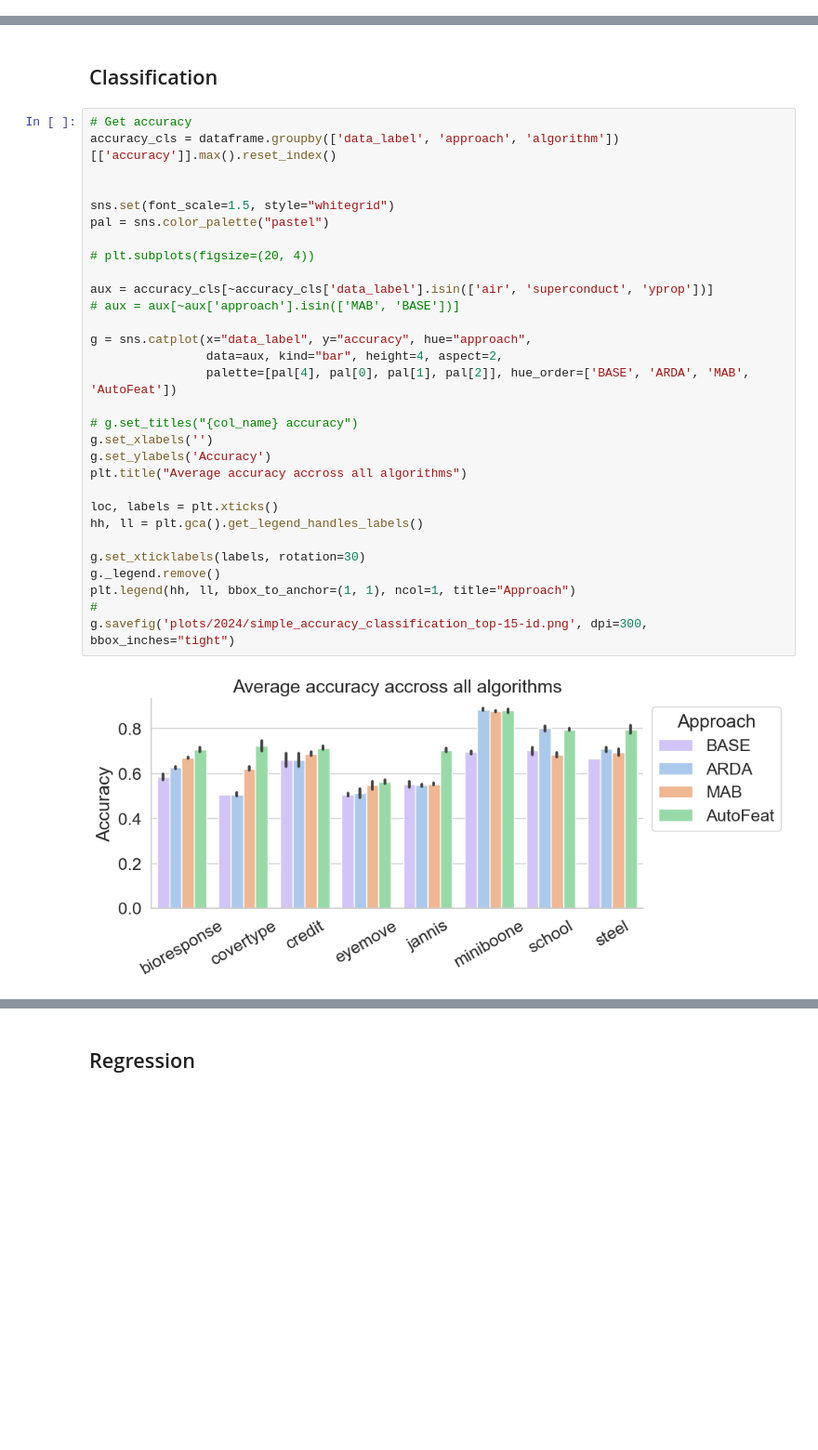
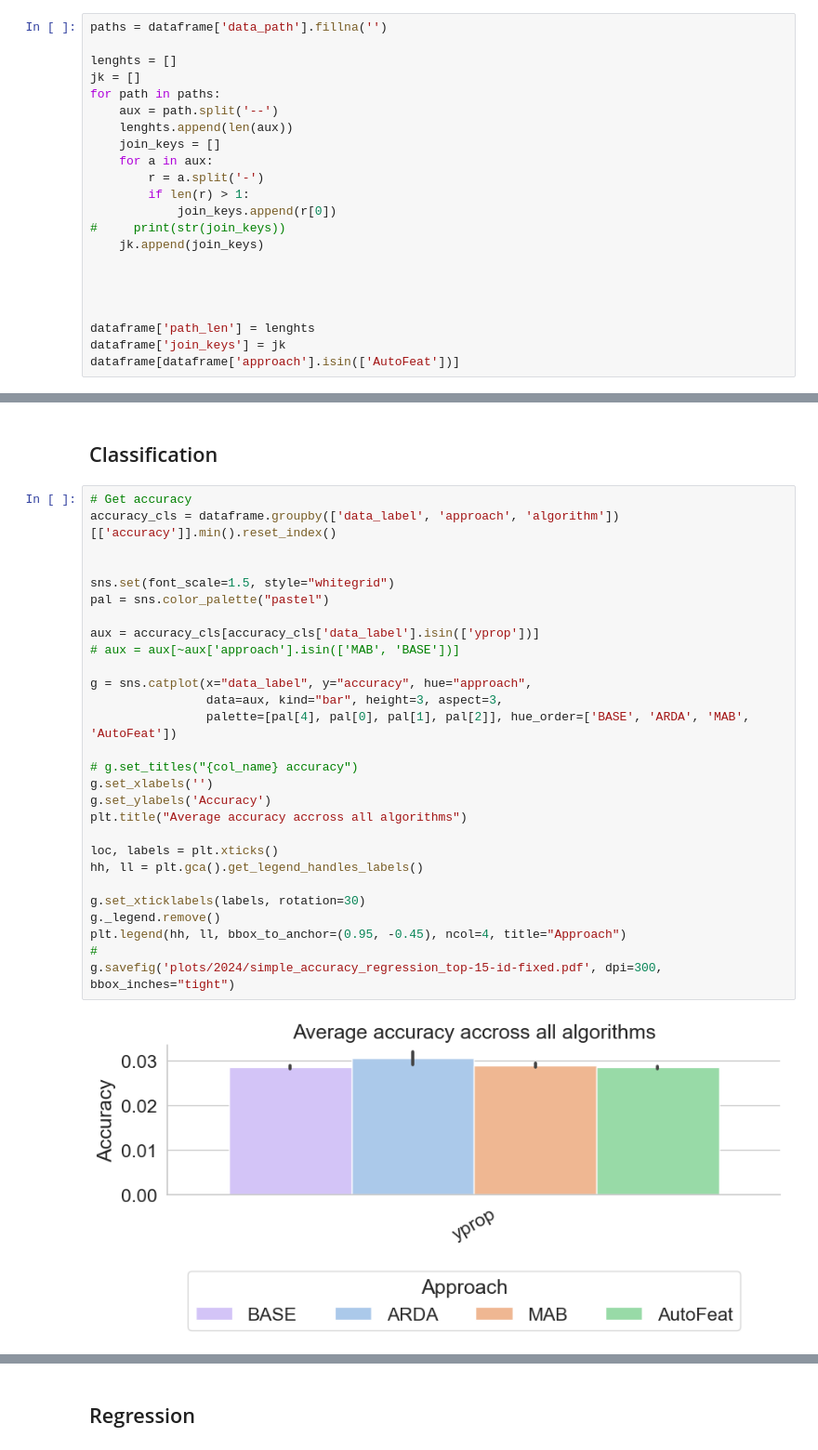
Before and after one commit to delftdata/autofeat, a Jupyter notebook: Visualisations-May.ipynb, the cells around one changed output, grey strips where cells are left out. Shown at 93% size. Drawn from its saved outputs; the diff is of its cells as text; blank space fills up the shorter version.

```diff
--- a/Visualisations-May.ipynb
+++ b/Visualisations-May.ipynb
@@ -221,0 +504,22 @@ TFD: 0.7699859637173777
+# %%
+paths = dataframe['data_path'].fillna('')
+
+lenghts = []
+jk = []
+for path in paths:
+    aux = path.split('--')
+    lenghts.append(len(aux))
+    join_keys = []
+    for a in aux:
+        r = a.split('-')
+        if len(r) > 1:
+            join_keys.append(r[0])
+#     print(str(join_keys))
+    jk.append(join_keys)
+
+
+
+
+dataframe['path_len'] = lenghts
+dataframe['join_keys'] = jk
+dataframe[dataframe['approach'].isin(['AutoFeat'])]
@@ -223,33 +581,31 @@ TFD: 0.7699859637173777
 ## Classification
 # %%
 # Get accuracy
-accuracy_cls = dataframe.groupby(['data_label', 'approach', 'algorithm'])[['accuracy']].max().reset_index()
+accuracy_cls = dataframe.groupby(['data_label', 'approach', 'algorithm'])[['accuracy']].min().reset_index()
 
 
 sns.set(font_scale=1.5, style="whitegrid")
 pal = sns.color_palette("pastel")
 
-# plt.subplots(figsize=(20, 4))
-
-aux = accuracy_cls[~accuracy_cls['data_label'].isin(['air', 'superconduct', 'yprop'])]
+aux = accuracy_cls[accuracy_cls['data_label'].isin(['yprop'])]
 # aux = aux[~aux['approach'].isin(['MAB', 'BASE'])]
 
 g = sns.catplot(x="data_label", y="accuracy", hue="approach",
-                data=aux, kind="bar", height=4, aspect=2,
+                data=aux, kind="bar", height=3, aspect=3,
                 palette=[pal[4], pal[0], pal[1], pal[2]], hue_order=['BASE', 'ARDA', 'MAB', 'AutoFeat'])
 
 # g.set_titles("{col_name} accuracy")
 g.set_xlabels('')
 g.set_ylabels('Accuracy')
 plt.title("Average accuracy accross all algorithms")
 
 loc, labels = plt.xticks()
 hh, ll = plt.gca().get_legend_handles_labels()
 
 g.set_xticklabels(labels, rotation=30)
 g._legend.remove()
-plt.legend(hh, ll, bbox_to_anchor=(1, 1), ncol=1, title="Approach")
+plt.legend(hh, ll, bbox_to_anchor=(0.95, -0.45), ncol=4, title="Approach")
 #
-g.savefig('plots/2024/simple_accuracy_classification_top-15-id.png', dpi=300, bbox_inches="tight")
+g.savefig('plots/2024/simple_accuracy_regression_top-15-id-fixed.pdf', dpi=300, bbox_inches="tight")
 # %% [output]
-[figure, old version]
+[figure, new version]
```
Also changed, not shown: parts of 37 cells of this notebook.
